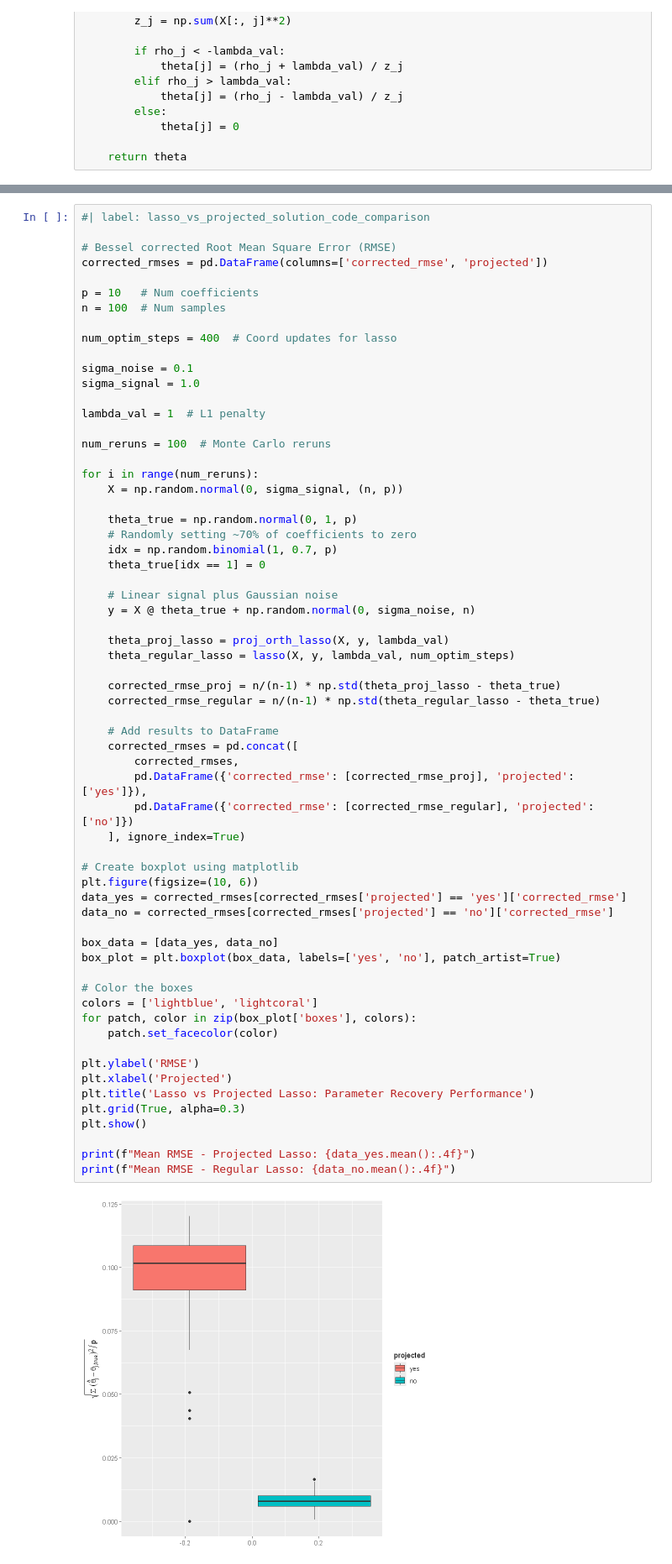
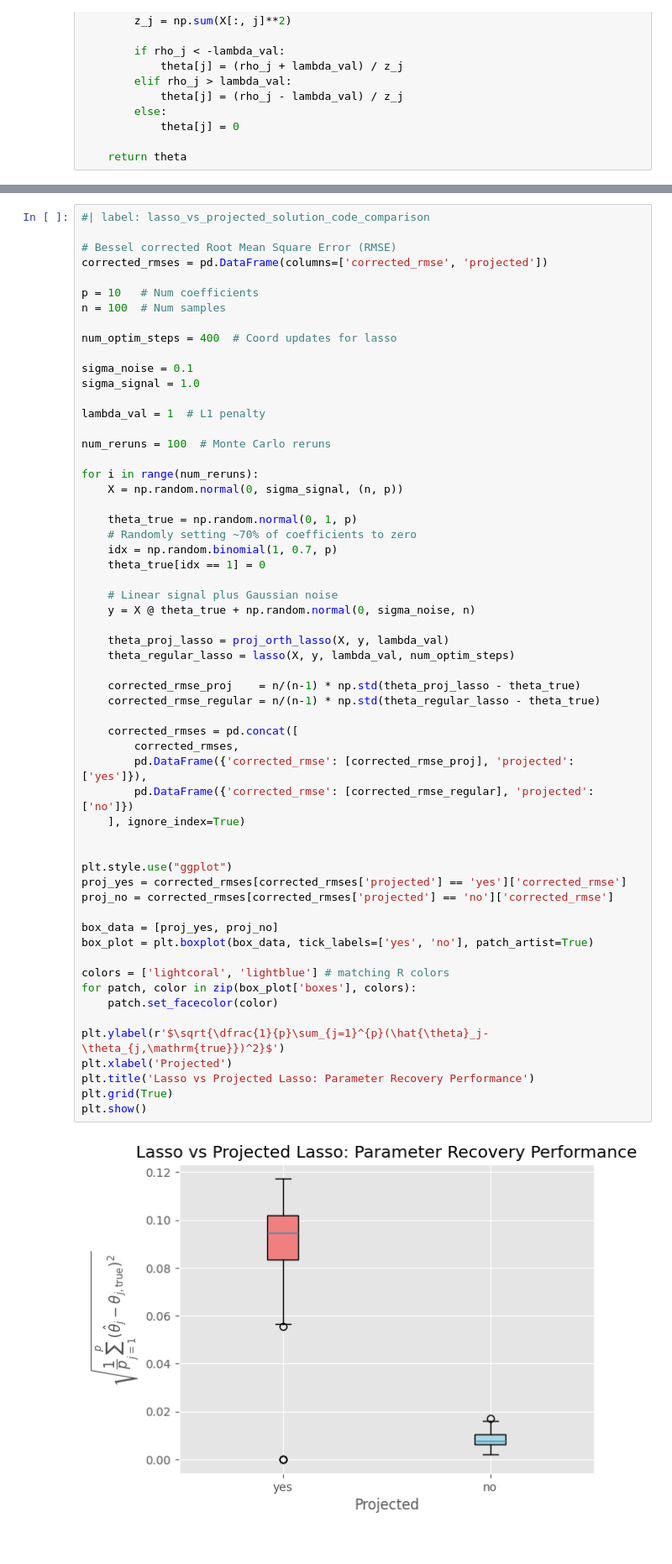
Before and after one commit to slds-lmu/lecture_sl, a Jupyter notebook: exercises/regularization-quarto/sol_regularization_2_py.ipynb, the cells around one changed output, grey strips where cells are left out. Shown: that part at 84% size. Saved outputs shown, nothing was run; the diff lists cells and outputs as text.

```diff
--- a/exercises/regularization-quarto/sol_regularization_2_py.ipynb
+++ b/exercises/regularization-quarto/sol_regularization_2_py.ipynb
@@ -298,49 +303,44 @@ for i in range(num_reruns):
     X = np.random.normal(0, sigma_signal, (n, p))
 
     theta_true = np.random.normal(0, 1, p)
     # Randomly setting ~70% of coefficients to zero
     idx = np.random.binomial(1, 0.7, p)
     theta_true[idx == 1] = 0
 
     # Linear signal plus Gaussian noise
     y = X @ theta_true + np.random.normal(0, sigma_noise, n)
 
     theta_proj_lasso = proj_orth_lasso(X, y, lambda_val)
     theta_regular_lasso = lasso(X, y, lambda_val, num_optim_steps)
 
-    corrected_rmse_proj = n/(n-1) * np.std(theta_proj_lasso - theta_true)
+    corrected_rmse_proj    = n/(n-1) * np.std(theta_proj_lasso - theta_true)
     corrected_rmse_regular = n/(n-1) * np.std(theta_regular_lasso - theta_true)
 
-    # Add results to DataFrame
     corrected_rmses = pd.concat([
         corrected_rmses,
         pd.DataFrame({'corrected_rmse': [corrected_rmse_proj], 'projected': ['yes']}),
         pd.DataFrame({'corrected_rmse': [corrected_rmse_regular], 'projected': ['no']})
     ], ignore_index=True)
 
-# Create boxplot using matplotlib
-plt.figure(figsize=(10, 6))
-data_yes = corrected_rmses[corrected_rmses['projected'] == 'yes']['corrected_rmse']
-data_no = corrected_rmses[corrected_rmses['projected'] == 'no']['corrected_rmse']
 
-box_data = [data_yes, data_no]
-box_plot = plt.boxplot(box_data, labels=['yes', 'no'], patch_artist=True)
+plt.style.use("ggplot")
+proj_yes = corrected_rmses[corrected_rmses['projected'] == 'yes']['corrected_rmse']
+proj_no = corrected_rmses[corrected_rmses['projected'] == 'no']['corrected_rmse']
 
-# Color the boxes
-colors = ['lightblue', 'lightcoral']
+box_data = [proj_yes, proj_no]
+box_plot = plt.boxplot(box_data, tick_labels=['yes', 'no'], patch_artist=True)
+
+colors = ['lightcoral', 'lightblue'] # matching R colors
 for patch, color in zip(box_plot['boxes'], colors):
     patch.set_facecolor(color)
 
-plt.ylabel('RMSE')
+plt.ylabel(r'$\sqrt{\dfrac{1}{p}\sum_{j=1}^{p}(\hat{\theta}_j-\theta_{j,\mathrm{true}})^2}$')
 plt.xlabel('Projected')
 plt.title('Lasso vs Projected Lasso: Parameter Recovery Performance')
-plt.grid(True, alpha=0.3)
+plt.grid(True)
 plt.show()
-
-print(f"Mean RMSE - Projected Lasso: {data_yes.mean():.4f}")
-print(f"Mean RMSE - Regular Lasso: {data_no.mean():.4f}")
 # %% [output]
-[figure, old version]
+[figure, new version]
 # %% [markdown]
 label: lasso_vs_projected_interpretation
 ### Interpretation of Results
```
Also changed, not shown: parts of 9 cells of this notebook, 1 other file.
